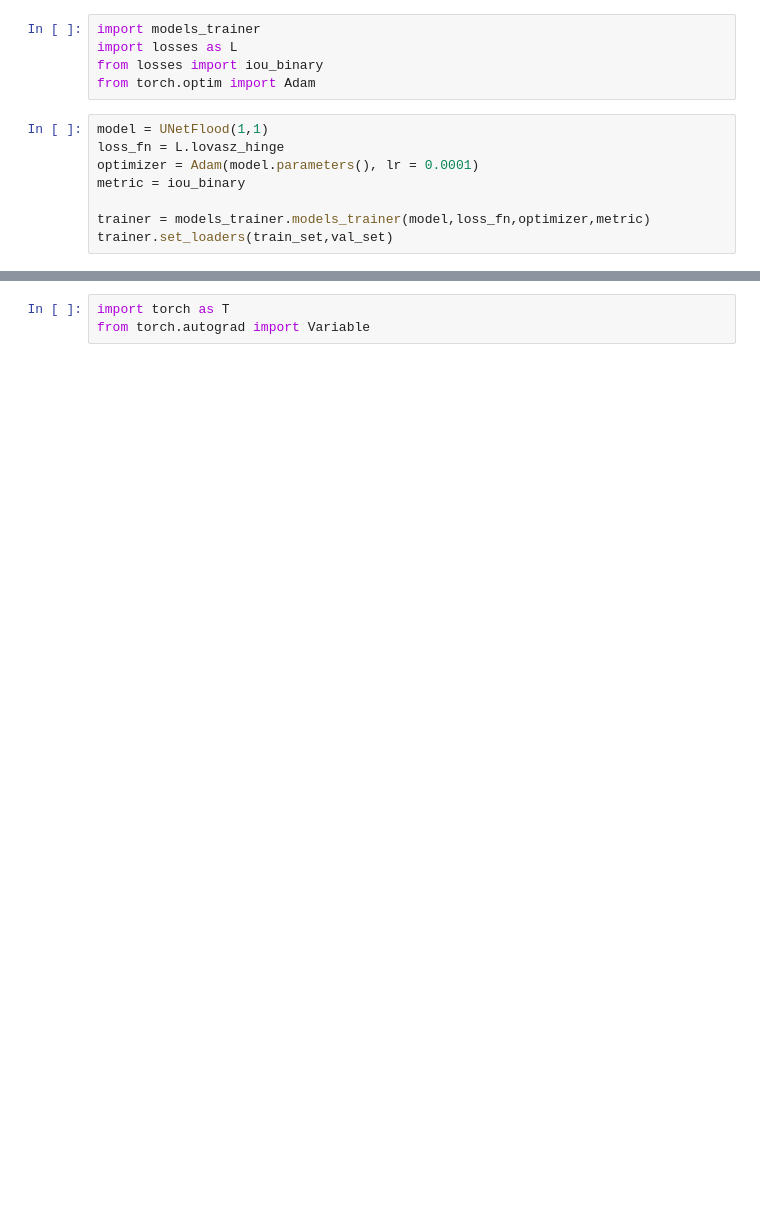
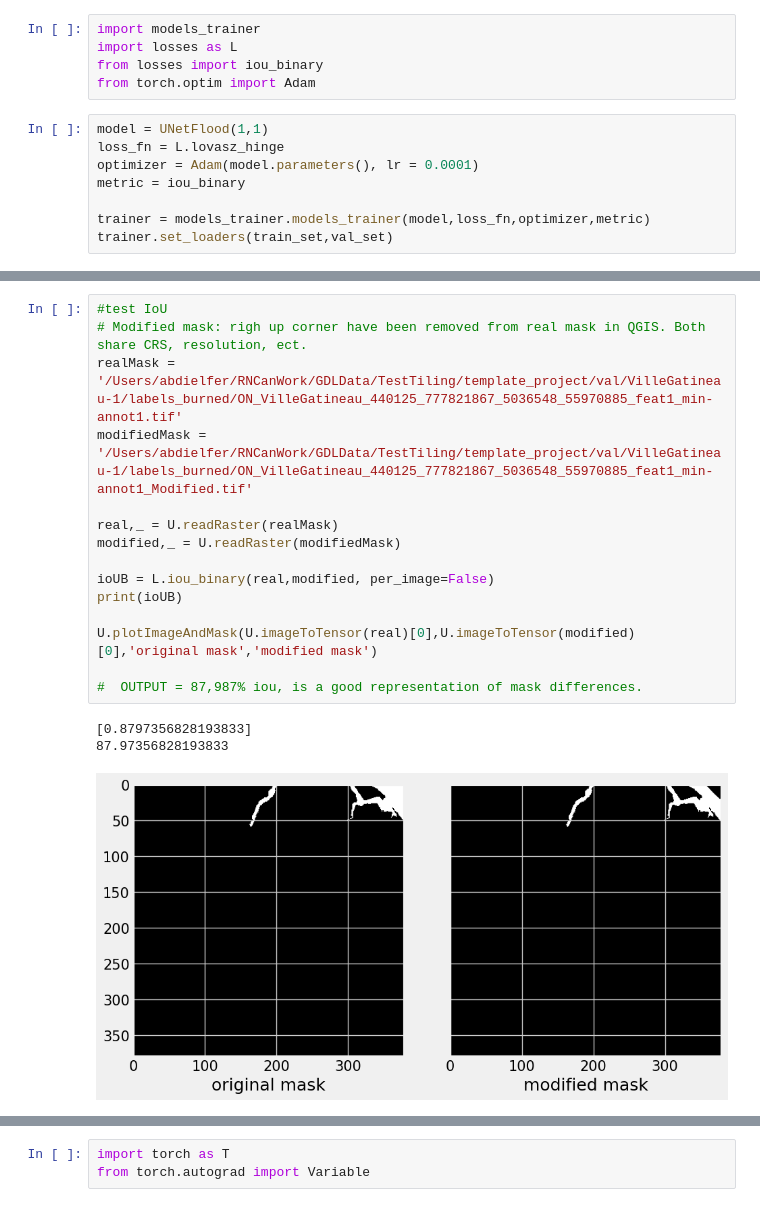
Before and after one commit to Abdielfer/DL4Flood, a Jupyter notebook: scr/testingZone.ipynb, the cells around one changed output, grey strips where cells are left out. Saved outputs shown, nothing was run; the diff lists cells and outputs as text; blank space fills up the shorter version.

```diff
--- a/scr/testingZone.ipynb
+++ b/scr/testingZone.ipynb
@@ -62,0 +61,19 @@ U.plotImageAndMask(Y_hat[0][0], mask[0][0])
+# %%
+#test IoU
+# Modified mask: righ up corner have been removed from real mask in QGIS. Both share CRS, resolution, ect.
+realMask = '/Users/abdielfer/RNCanWork/GDLData/TestTiling/template_project/val/VilleGatineau-1/labels_burned/ON_VilleGatineau_440125_777821867_5036548_55970885_feat1_min-annot1.tif'
+modifiedMask = '/Users/abdielfer/RNCanWork/GDLData/TestTiling/template_project/val/VilleGatineau-1/labels_burned/ON_VilleGatineau_440125_777821867_5036548_55970885_feat1_min-annot1_Modified.tif'
+
+real,_ = U.readRaster(realMask)
+modified,_ = U.readRaster(modifiedMask)
+
+ioUB = L.iou_binary(real,modified, per_image=False)
+print(ioUB)
+
+U.plotImageAndMask(U.imageToTensor(real)[0],U.imageToTensor(modified)[0],'original mask','modified mask')
+
+#  OUTPUT = 87,987% iou, is a good representation of mask differences.
+# %% [output]
+[0.8797356828193833]
+87.97356828193833
+[figure, added]
```
Also changed, not shown: parts of 7 cells of this notebook, 3 other files.
